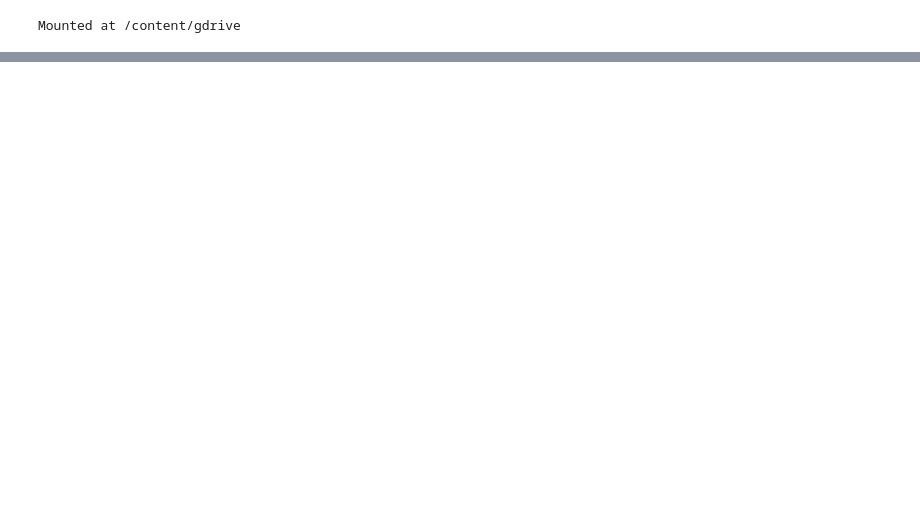
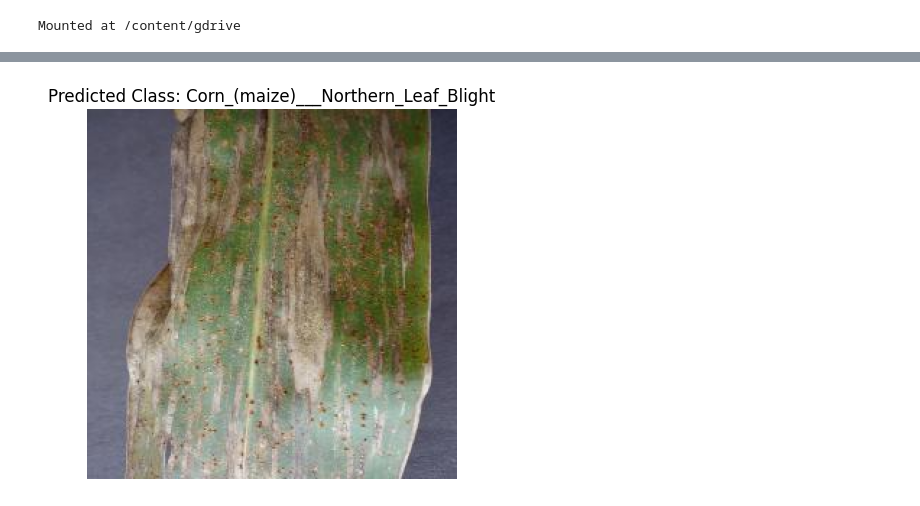
Before and after one commit to Haffizuddin7899/-Capstone-Project--Fungal_Disease_Classfication_In_Plants_Using_Leaf_Images-, a Jupyter notebook: Capstone.ipynb, the cells around one changed output, grey strips where cells are left out. Drawn from its saved outputs; the diff is of its cells as text; code cells hidden in the pictures; blank space fills up the shorter version.

```diff
--- a/Capstone.ipynb
+++ b/Capstone.ipynb
@@ -256,0 +281,4 @@ test_single_image('/content/gdrive/MyDrive/Capstone Project/DATA/data_split/test
+# %%
+# Example usage:
+test_single_image('/content/gdrive/MyDrive/Capstone Project/DATA/data_split/test/Corn_(maize)___Northern_Leaf_Blight/a5ebf2d4-0bbc-4dda-9755-3519b14212e5___RS_NLB 3952.JPG')
+# %% [output]
@@ -256,0 +286 @@ test_single_image('/content/gdrive/MyDrive/Capstone Project/DATA/data_split/test
+[figure, added]
```
Also changed, not shown: parts of 17 cells of this notebook.
